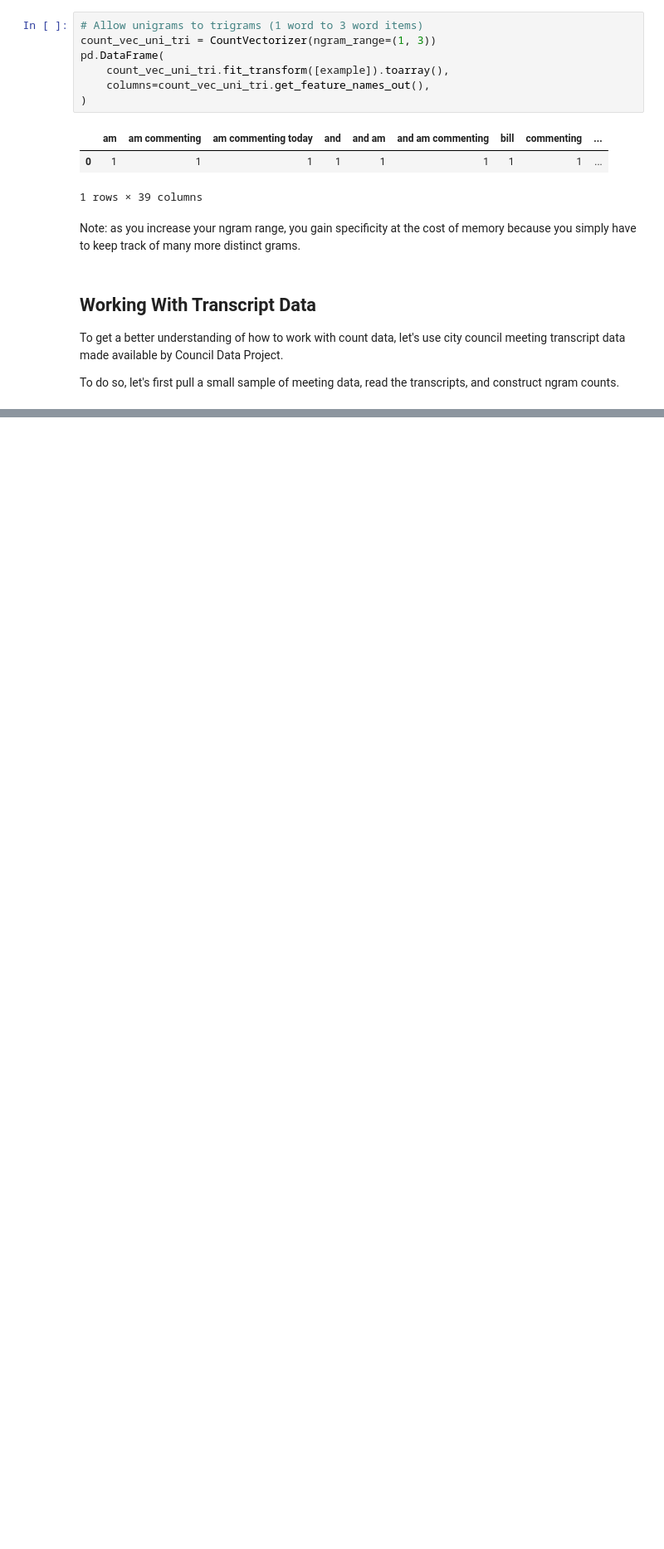
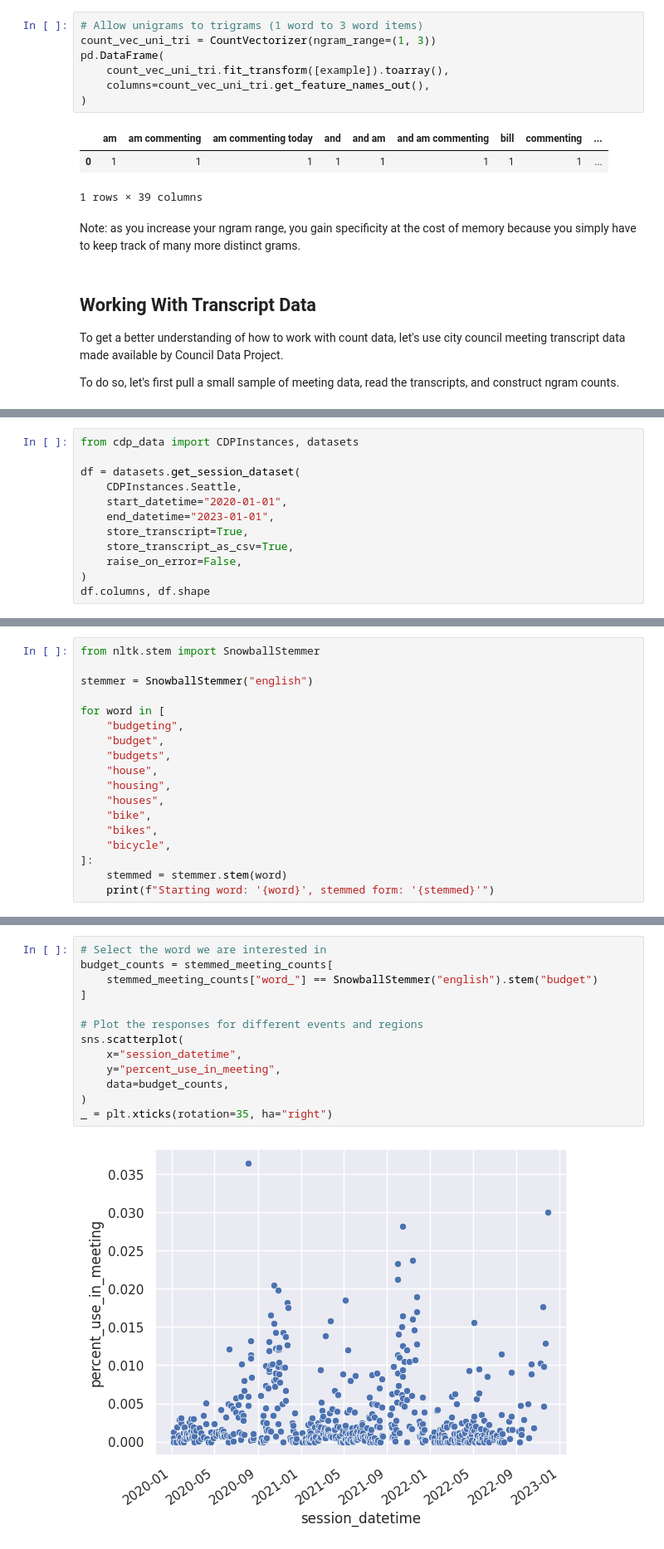
Before and after one commit to PugetSoundClinic-PIT/ml-for-pit, a Jupyter notebook: content/03/lecture.ipynb, the cells around one changed output, grey strips where cells are left out. Shown at 83% size. Cells and saved outputs as stored; diff of their text form; blank space fills up the shorter version.

```diff
--- a/content/03/lecture.ipynb
+++ b/content/03/lecture.ipynb
@@ -250,0 +86,12 @@ _ = plt.xticks(rotation=35, ha="right")
+# %%
+from cdp_data import CDPInstances, datasets
+
+df = datasets.get_session_dataset(
+    CDPInstances.Seattle,
+    start_datetime="2020-01-01",
+    end_datetime="2023-01-01",
+    store_transcript=True,
+    store_transcript_as_csv=True,
+    raise_on_error=False,
+)
+df.columns, df.shape
@@ -250,0 +373,18 @@ _ = plt.xticks(rotation=35, ha="right")
+# %%
+from nltk.stem import SnowballStemmer
+
+stemmer = SnowballStemmer("english")
+
+for word in [
+    "budgeting",
+    "budget",
+    "budgets",
+    "house",
+    "housing",
+    "houses",
+    "bike",
+    "bikes",
+    "bicycle",
+]:
+    stemmed = stemmer.stem(word)
+    print(f"Starting word: '{word}', stemmed form: '{stemmed}'")
@@ -250,0 +466,15 @@ _ = plt.xticks(rotation=35, ha="right")
+# %%
+# Select the word we are interested in
+budget_counts = stemmed_meeting_counts[
+    stemmed_meeting_counts["word_"] == SnowballStemmer("english").stem("budget")
+]
+
+# Plot the responses for different events and regions
+sns.scatterplot(
+    x="session_datetime",
+    y="percent_use_in_meeting",
+    data=budget_counts,
+)
+_ = plt.xticks(rotation=35, ha="right")
+# %% [output]
+[figure, added]
```
Also changed, not shown: parts of 58 cells of this notebook.
